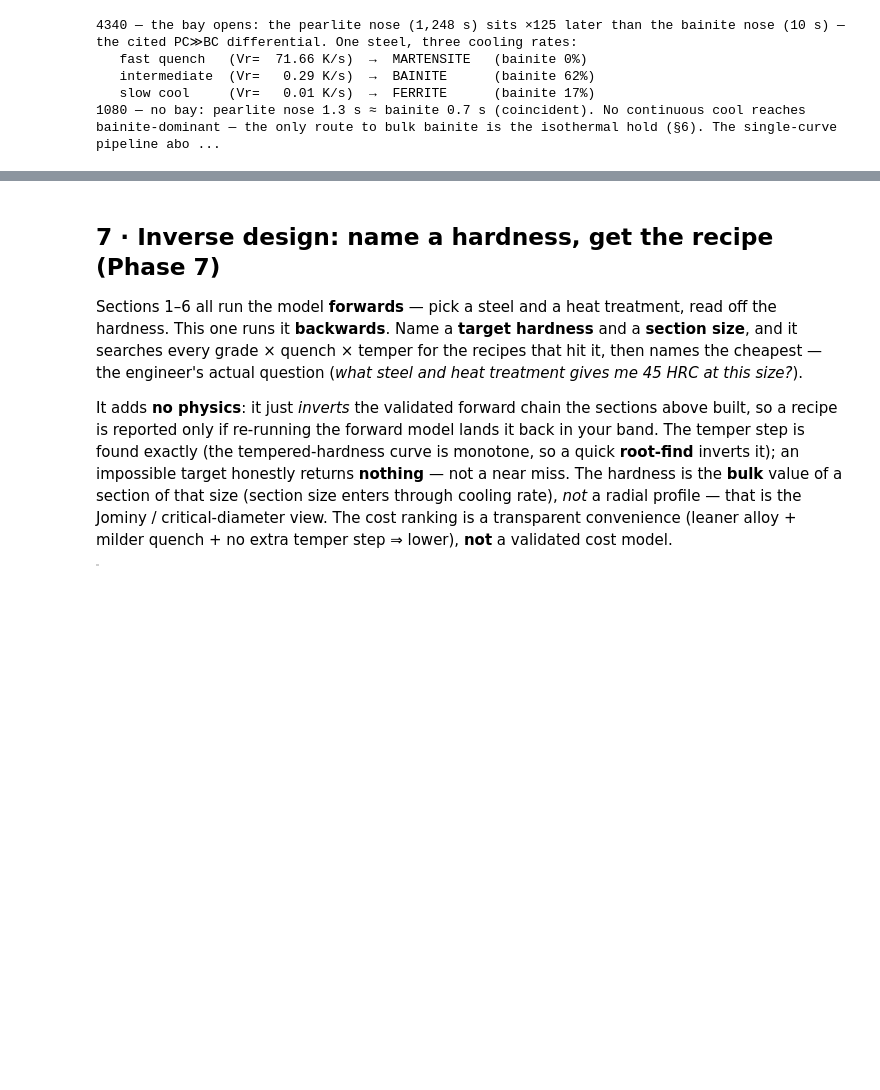
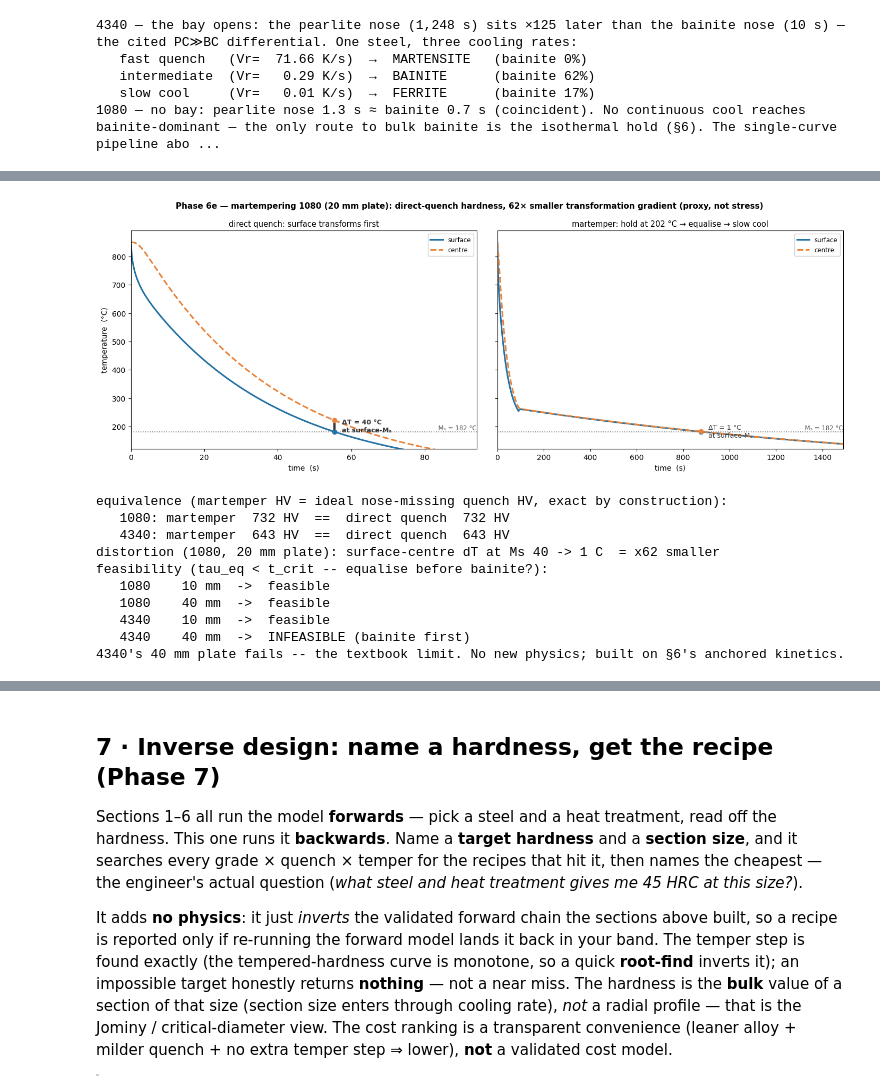
Before and after one commit to BoykoNeov/steel-sim, a Jupyter notebook: steel/steel.ipynb, the cells around one changed output, grey strips where cells are left out. Drawn from its saved outputs; the diff is of its cells as text; code cells hidden in the pictures; blank space fills up the shorter version.

```diff
--- a/steel/steel.ipynb
+++ b/steel/steel.ipynb
@@ -759,0 +831,32 @@ print(f"1080 — no bay: pearlite nose {nbv.pearlite_nose[1]:.1f} s ≈ bainite
+# %%
+from steel.demo_martemper import compute as mt_compute
+from steel import martemper as _mt
+from steel.plots import martemper_distortion_figure
+
+dc = mt_compute()                                   # 1080, 20 mm plate: direct vs martemper (banked static)
+martemper_distortion_figure(dc)
+plt.show()
+
+print("equivalence (martemper HV = ideal nose-missing quench HV, exact by construction):")
+for s in ("1080", "4340"):
+    iq = _mt.ideal_quench(s); r = _mt.martemper(s, T_bath=iq.Ms + 20.0, t_hold=30.0)
+    print(f"   {s}: martemper {r.HV:4.0f} HV  ==  direct quench {r.quench_HV:4.0f} HV")
+print(f"distortion ({dc.steel}, {2000*dc.half_thickness:.0f} mm plate): surface-centre dT at Ms "
+      f"{abs(dc.gradient_direct):.0f} -> {abs(dc.gradient_martemper):.0f} C  = x{dc.reduction:.0f} smaller")
+print("feasibility (tau_eq < t_crit -- equalise before bainite?):")
+for s, L in (("1080", 0.005), ("1080", 0.020), ("4340", 0.005), ("4340", 0.020)):
+    f = _mt.feasibility(s, L)
+    print(f"   {s}  {2000*L:4.0f} mm  ->  {'feasible' if f.feasible else 'INFEASIBLE (bainite first)'}")
+print("4340's 40 mm plate fails -- the textbook limit. No new physics; built on §6's anchored kinetics.")
+# %% [output]
+[figure, added]
+equivalence (martemper HV = ideal nose-missing quench HV, exact by construction):
+   1080: martemper  732 HV  ==  direct quench  732 HV
+   4340: martemper  643 HV  ==  direct quench  643 HV
+distortion (1080, 20 mm plate): surface-centre dT at Ms 40 -> 1 C  = x62 smaller
+feasibility (tau_eq < t_crit -- equalise before bainite?):
+   1080    10 mm  ->  feasible
+   1080    40 mm  ->  feasible
+   4340    10 mm  ->  feasible
+   4340    40 mm  ->  INFEASIBLE (bainite first)
+4340's 40 mm plate fails -- the textbook limit. No new physics; built on §6's anchored kinetics.
```
Also changed, not shown: parts of 10 cells of this notebook, 3 other files.
